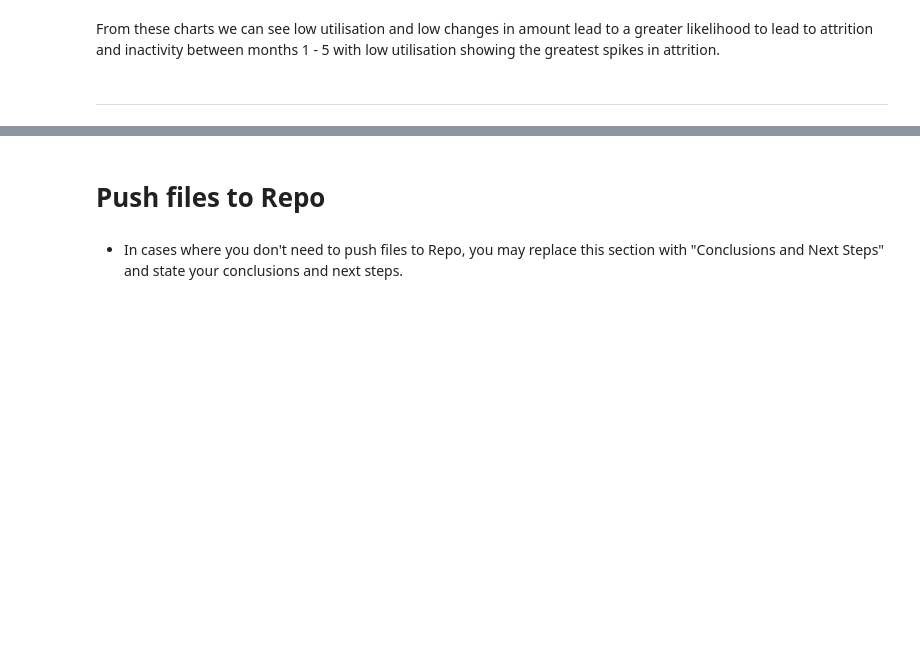
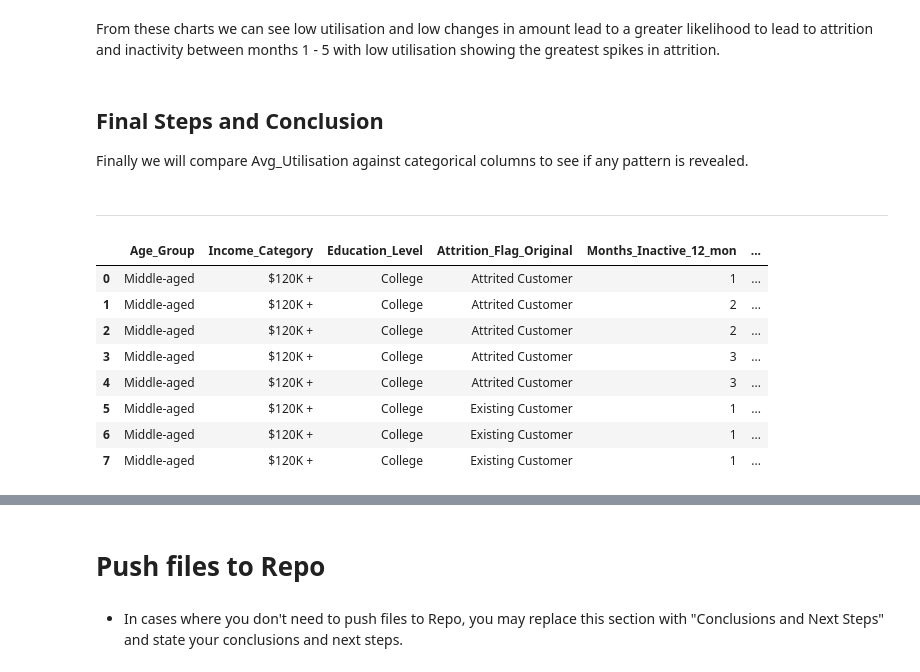
Before and after one commit to Mikeecee1/Team1_Hackathon, a Jupyter notebook: jupyter_notebooks/Visualisation.ipynb, the cells around one changed output, grey strips where cells are left out. Drawn from its saved outputs; the diff is of its cells as text; code cells hidden in the pictures; blank space fills up the shorter version.

Commit message:
added sunburst charts and final conclusions - added screenshots for plotly

```diff
--- a/jupyter_notebooks/Visualisation.ipynb
+++ b/jupyter_notebooks/Visualisation.ipynb
@@ -271,4 +271,21 @@ plt.show()
 # %% [markdown]
 From these charts we can see low utilisation and low changes in amount lead to a greater likelihood to lead to attrition and inactivity between months 1 - 5 with low utilisation showing the greatest spikes in attrition.
+# %% [markdown]
+## Final Steps and Conclusion
+Finally we will compare Avg_Utilisation against categorical columns to see if any pattern is revealed.
 # %% [markdown]
 ---
+# %%
+#First create  df for Avg_Utilization_Ratio
+avg_util_df = df.groupby(['Age_Group', 'Income_Category', 'Education_Level','Attrition_Flag_Original', "Months_Inactive_12_mon", "Marital_Status"], as_index=False)['Avg_Utilization_Ratio'].mean()
+avg_util_df.head(8)
+# %% [output]
+|  | Age_Group | Income_Category | Education_Level | Attrition_Flag_Original | Months_Inactive_12_mon | ... |
+| 0 | Middle-aged | $120K + | College | Attrited Customer | 1 | ... |
+| 1 | Middle-aged | $120K + | College | Attrited Customer | 2 | ... |
+| 2 | Middle-aged | $120K + | College | Attrited Customer | 2 | ... |
+| 3 | Middle-aged | $120K + | College | Attrited Customer | 3 | ... |
+| 4 | Middle-aged | $120K + | College | Attrited Customer | 3 | ... |
+| 5 | Middle-aged | $120K + | College | Existing Customer | 1 | ... |
+| 6 | Middle-aged | $120K + | College | Existing Customer | 1 | ... |
+| 7 | Middle-aged | $120K + | College | Existing Customer | 1 | ... |
```
Also changed, not shown: parts of 8 cells of this notebook, 2 other files.
